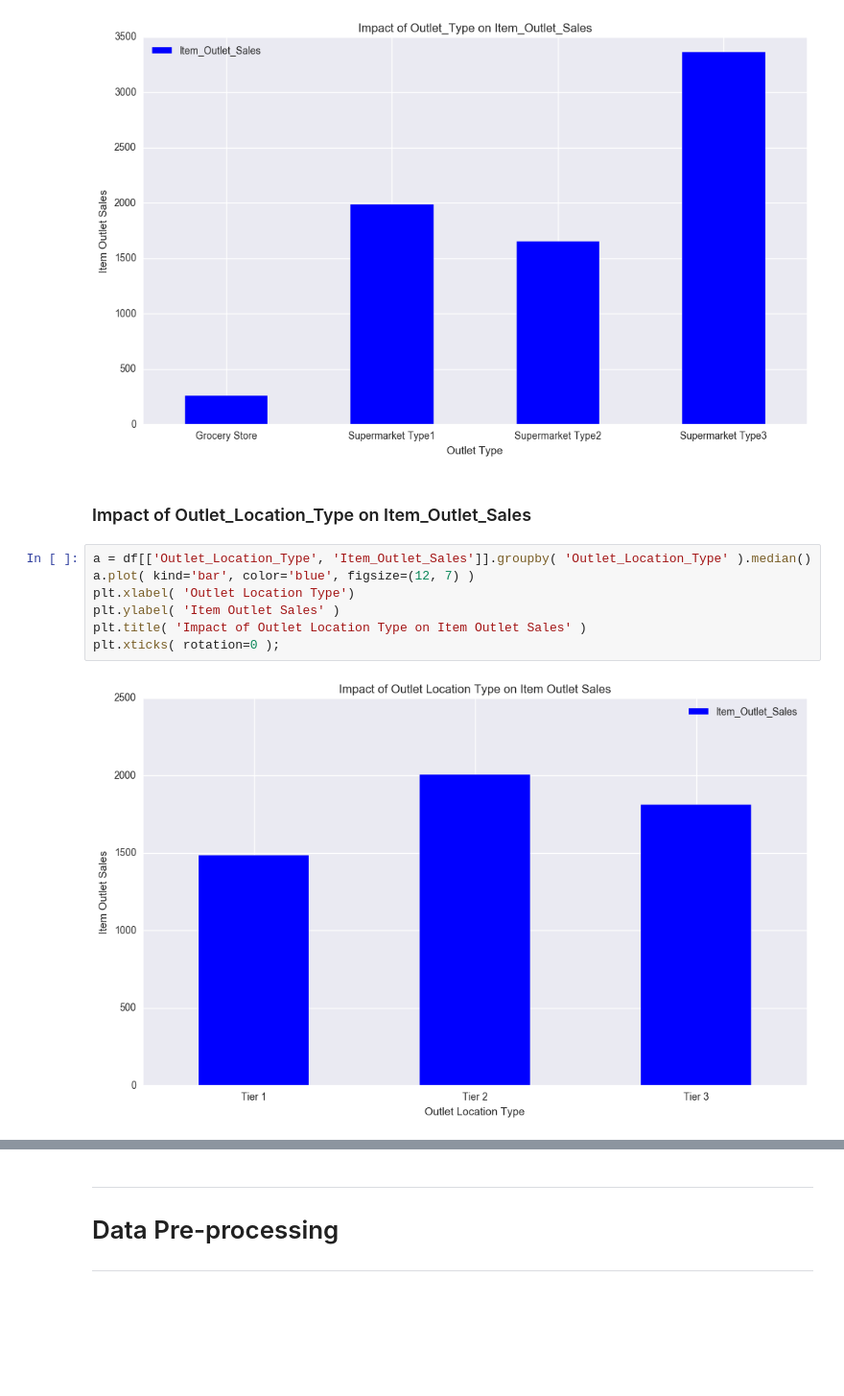
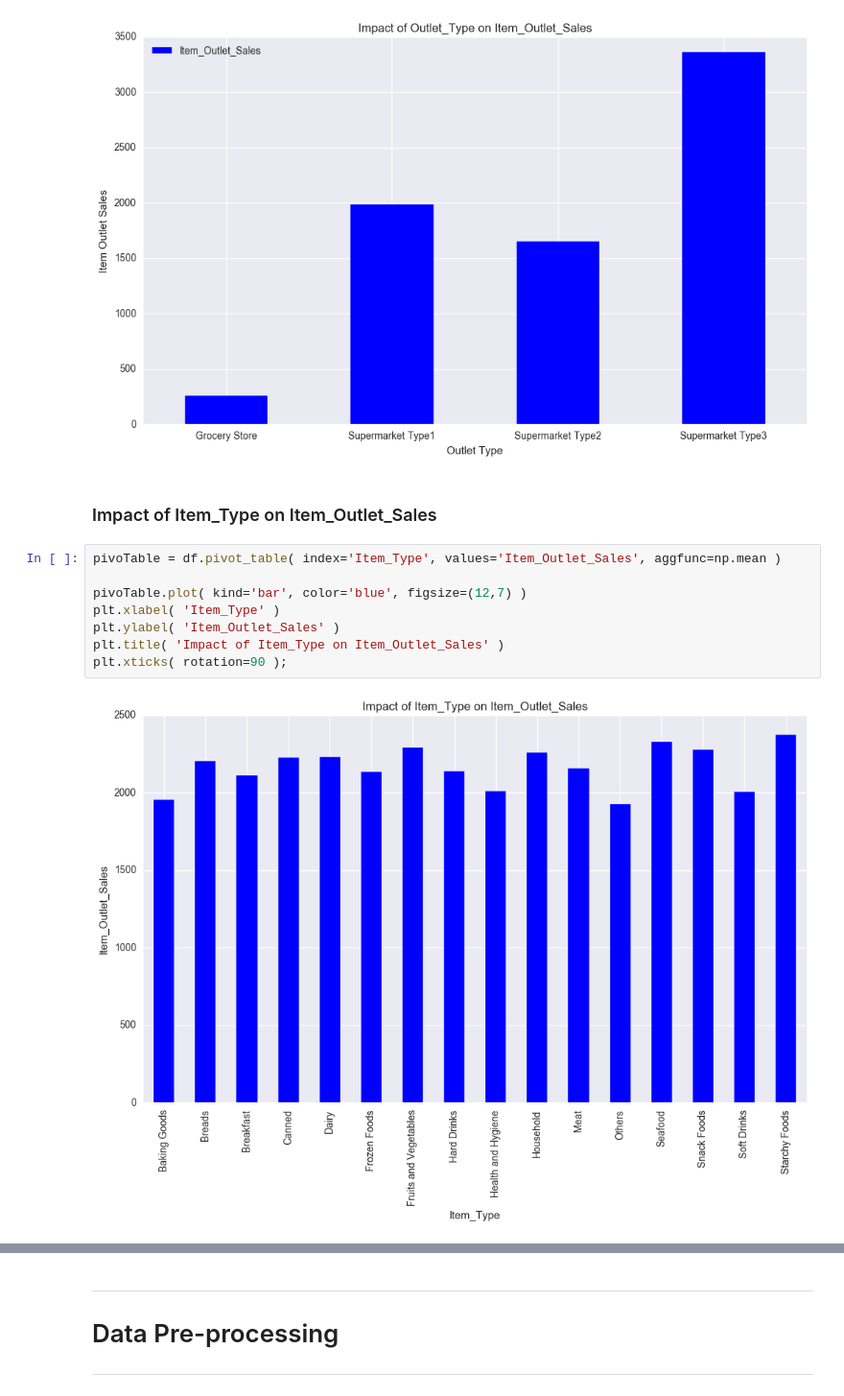
Before and after one commit to Meigarom/Big-Mart-Sales, a Jupyter notebook: Big_Mart_Sales_EDA.ipynb, the cells around one changed output, grey strips where cells are left out. Shown at 96% size. Saved outputs shown, nothing was run; the diff lists cells and outputs as text; blank space fills up the shorter version.

```diff
--- a/Big_Mart_Sales_EDA.ipynb
+++ b/Big_Mart_Sales_EDA.ipynb
@@ -369,13 +365,14 @@ plt.xticks( rotation=0 );
 # %% [output]
 [figure]
 # %% [markdown]
-### Impact of Outlet_Location_Type on Item_Outlet_Sales
+### Impact of Item_Type on Item_Outlet_Sales
 # %%
-a = df[['Outlet_Location_Type', 'Item_Outlet_Sales']].groupby( 'Outlet_Location_Type' ).median()
-a.plot( kind='bar', color='blue', figsize=(12, 7) )
-plt.xlabel( 'Outlet Location Type')
-plt.ylabel( 'Item Outlet Sales' )
-plt.title( 'Impact of Outlet Location Type on Item Outlet Sales' )
-plt.xticks( rotation=0 );
+pivoTable = df.pivot_table( index='Item_Type', values='Item_Outlet_Sales', aggfunc=np.mean )
+
+pivoTable.plot( kind='bar', color='blue', figsize=(12,7) )
+plt.xlabel( 'Item_Type' )
+plt.ylabel( 'Item_Outlet_Sales' )
+plt.title( 'Impact of Item_Type on Item_Outlet_Sales' )
+plt.xticks( rotation=90 );
 # %% [output]
-[figure, old version]
+[figure, new version]
```
Also changed, not shown: parts of 7 cells of this notebook.
